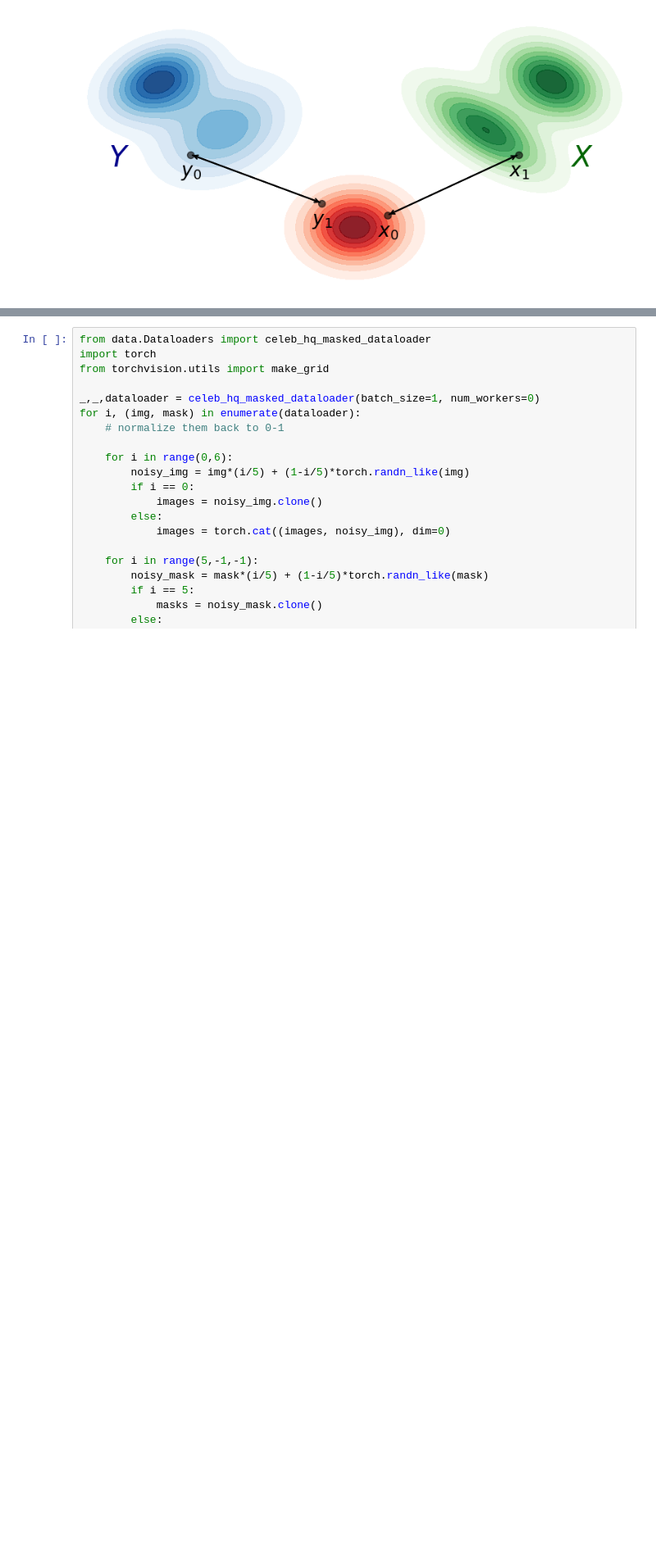
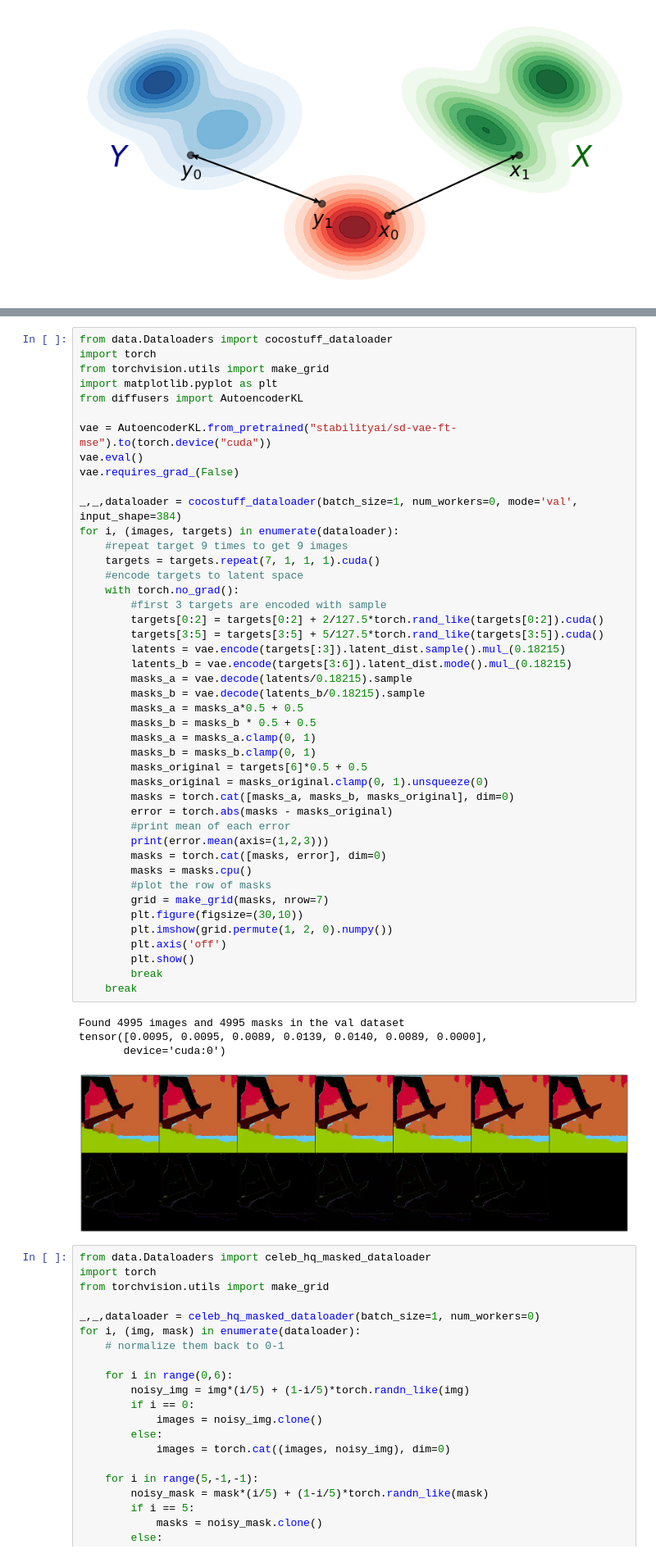
Before and after one commit to caetas/SymmetricFlow, a Jupyter notebook: src/symmetricflow/Figures.ipynb, the cells around one changed output, grey strips where cells are left out. Shown at 82% size. Cells and saved outputs as stored; diff of their text form; blank space fills up the shorter version.

```diff
--- a/src/symmetricflow/Figures.ipynb
+++ b/src/symmetricflow/Figures.ipynb
@@ -115,3 +86,52 @@ Found 4995 images and 4995 masks in the val dataset
+# %%
+from data.Dataloaders import cocostuff_dataloader
+import torch
+from torchvision.utils import make_grid
+import matplotlib.pyplot as plt
+from diffusers import AutoencoderKL
+
+vae = AutoencoderKL.from_pretrained("stabilityai/sd-vae-ft-mse").to(torch.device("cuda"))
+vae.eval()
+vae.requires_grad_(False)
+
+_,_,dataloader = cocostuff_dataloader(batch_size=1, num_workers=0, mode='val', input_shape=384)
+for i, (images, targets) in enumerate(dataloader):
+    #repeat target 9 times to get 9 images
+    targets = targets.repeat(7, 1, 1, 1).cuda()
+    #encode targets to latent space
+    with torch.no_grad():
+        #first 3 targets are encoded with sample
+        targets[0:2] = targets[0:2] + 2/127.5*torch.rand_like(targets[0:2]).cuda()
+        targets[3:5] = targets[3:5] + 5/127.5*torch.rand_like(targets[3:5]).cuda()
+        latents = vae.encode(targets[:3]).latent_dist.sample().mul_(0.18215)
+        latents_b = vae.encode(targets[3:6]).latent_dist.mode().mul_(0.18215)
+        masks_a = vae.decode(latents/0.18215).sample
+        masks_b = vae.decode(latents_b/0.18215).sample
+        masks_a = masks_a*0.5 + 0.5
+        masks_b = masks_b * 0.5 + 0.5
+        masks_a = masks_a.clamp(0, 1)
+        masks_b = masks_b.clamp(0, 1)
+        masks_original = targets[6]*0.5 + 0.5
+        masks_original = masks_original.clamp(0, 1).unsqueeze(0)
+        masks = torch.cat([masks_a, masks_b, masks_original], dim=0)
+        error = torch.abs(masks - masks_original)
+        #print mean of each error
+        print(error.mean(axis=(1,2,3)))
+        masks = torch.cat([masks, error], dim=0)
+        masks = masks.cpu()
+        #plot the row of masks
+        grid = make_grid(masks, nrow=7)
+        plt.figure(figsize=(30,10))
+        plt.imshow(grid.permute(1, 2, 0).numpy())
+        plt.axis('off')
+        plt.show()
+        break
+    break
+# %% [output]
+Found 4995 images and 4995 masks in the val dataset
+tensor([0.0095, 0.0095, 0.0089, 0.0139, 0.0140, 0.0089, 0.0000],
+       device='cuda:0')
+[figure, added]
 # %%
 from data.Dataloaders import celeb_hq_masked_dataloader
 import torch
```
Also changed, not shown: parts of 1 cell of this notebook, 1 other file.
